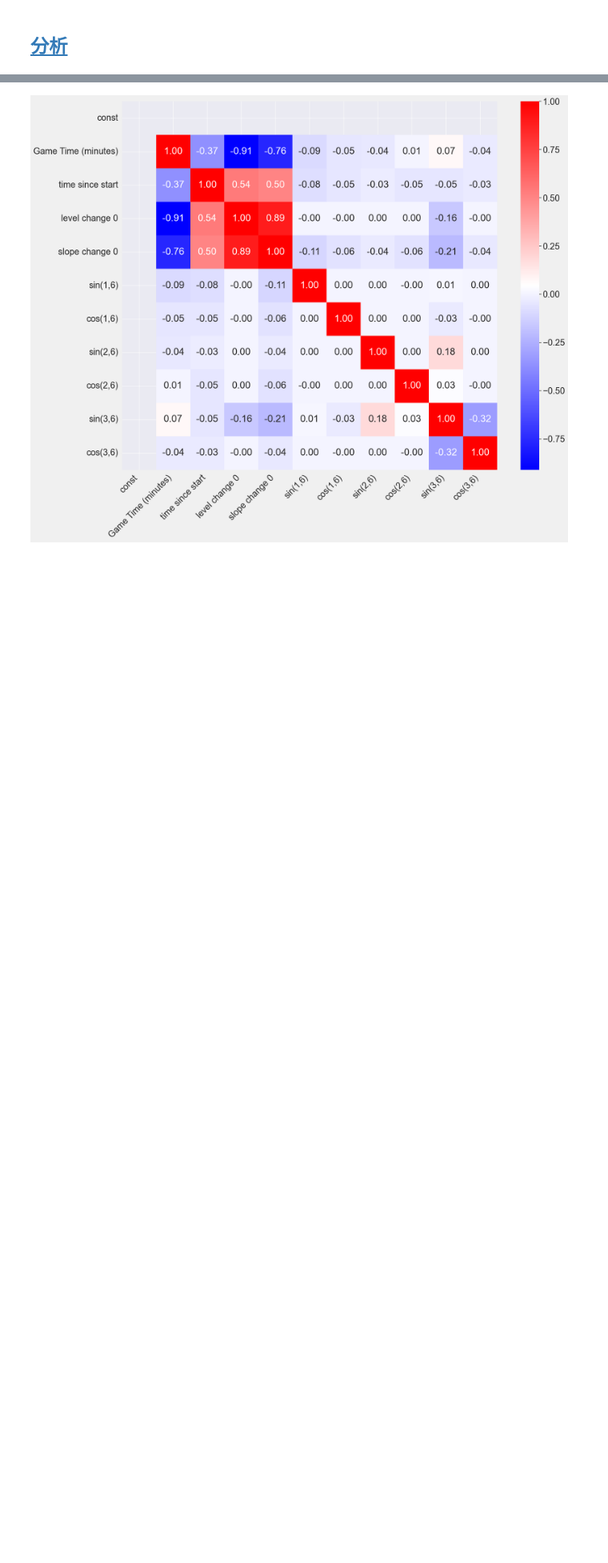
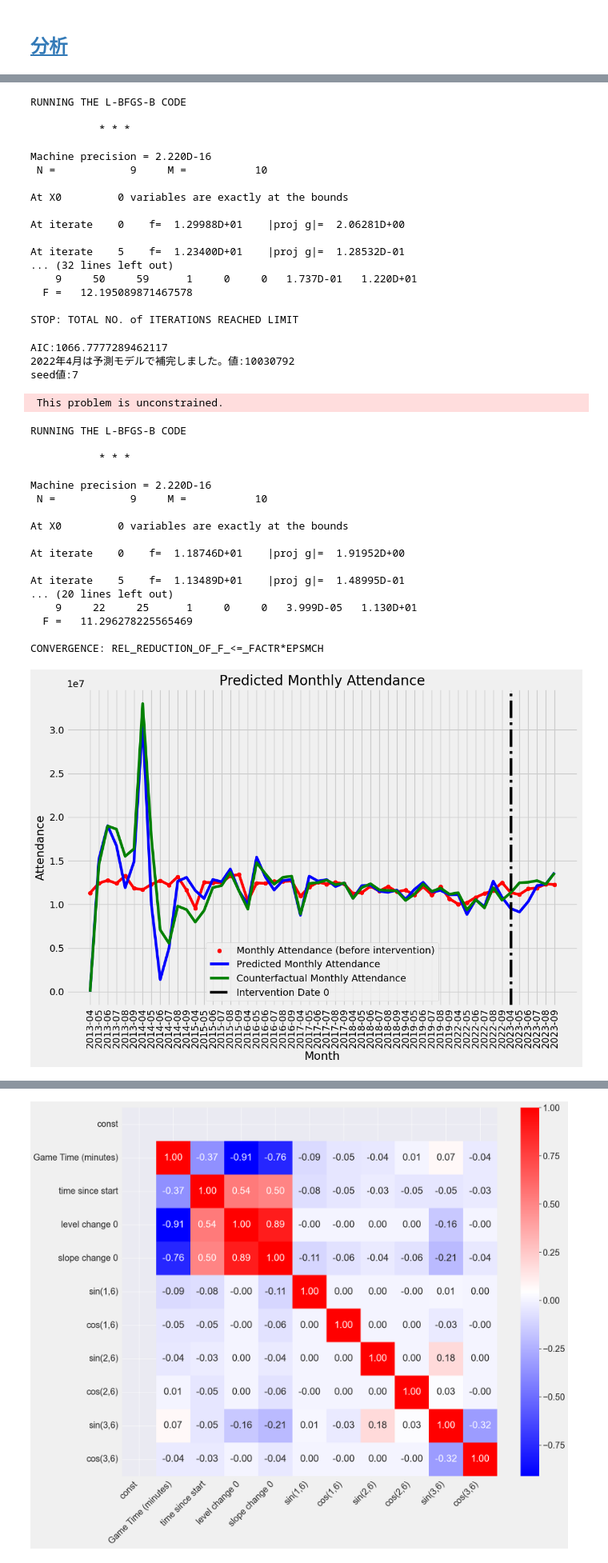
Before and after one commit to mohki7/graduation_thesis, a Jupyter notebook: InterruptedTimeSeries_.ipynb, the cells around one changed output, grey strips where cells are left out. Shown at 80% size. Drawn from its saved outputs; the diff is of its cells as text; code cells hidden in the pictures; blank space fills up the shorter version.

Commit message:
SARIMAX, ARIMAXにおいて、反実仮想のプロットが可能に

```diff
--- a/InterruptedTimeSeries_.ipynb
+++ b/InterruptedTimeSeries_.ipynb
@@ -131,0 +106,7 @@ Warnings:
+# %%
+att_remove_covid_addup = Att_Analysis(is_remove_covid=True, is_addup=True, how_completion_outlier='with_predict')
+df_att_remove_covid_addup = att_remove_covid_addup.get_monthly_all_df()
+its_periodical_OLS = MITS(df_att_remove_covid_addup, interventions=['2023-04'], method='SARIMAX', optim_params_sarimax=True, seed=7)
+# its_periodical_OLS.show_summary()
+its_periodical_OLS.plot_predict(is_counterfactual=True)
+# %% [output]
@@ -132 +114,40 @@ Warnings:
+RUNNING THE L-BFGS-B CODE
+
+           * * *
+
+Machine precision = 2.220D-16
+ N =            9     M =           10
+
+At X0         0 variables are exactly at the bounds
+
+At iterate    0    f=  1.29988D+01    |proj g|=  2.06281D+00
+
+At iterate    5    f=  1.23400D+01    |proj g|=  1.28532D-01
+... (32 lines left out)
+    9     50     59      1     0     0   1.737D-01   1.220D+01
+  F =   12.195089871467578
+
+STOP: TOTAL NO. of ITERATIONS REACHED LIMIT
+AIC:1066.7777289462117
+2022年4月は予測モデルで補完しました。値:10030792
+seed値:7
+ This problem is unconstrained.
+RUNNING THE L-BFGS-B CODE
+
+           * * *
+
+Machine precision = 2.220D-16
+ N =            9     M =           10
+
+At X0         0 variables are exactly at the bounds
+
+At iterate    0    f=  1.18746D+01    |proj g|=  1.91952D+00
+
+At iterate    5    f=  1.13489D+01    |proj g|=  1.48995D-01
+... (20 lines left out)
+    9     22     25      1     0     0   3.999D-05   1.130D+01
+  F =   11.296278225565469
+
+CONVERGENCE: REL_REDUCTION_OF_F_<=_FACTR*EPSMCH
+[figure, added]
 # %%
```
Also changed, not shown: parts of 5 cells of this notebook, 1 other file.
